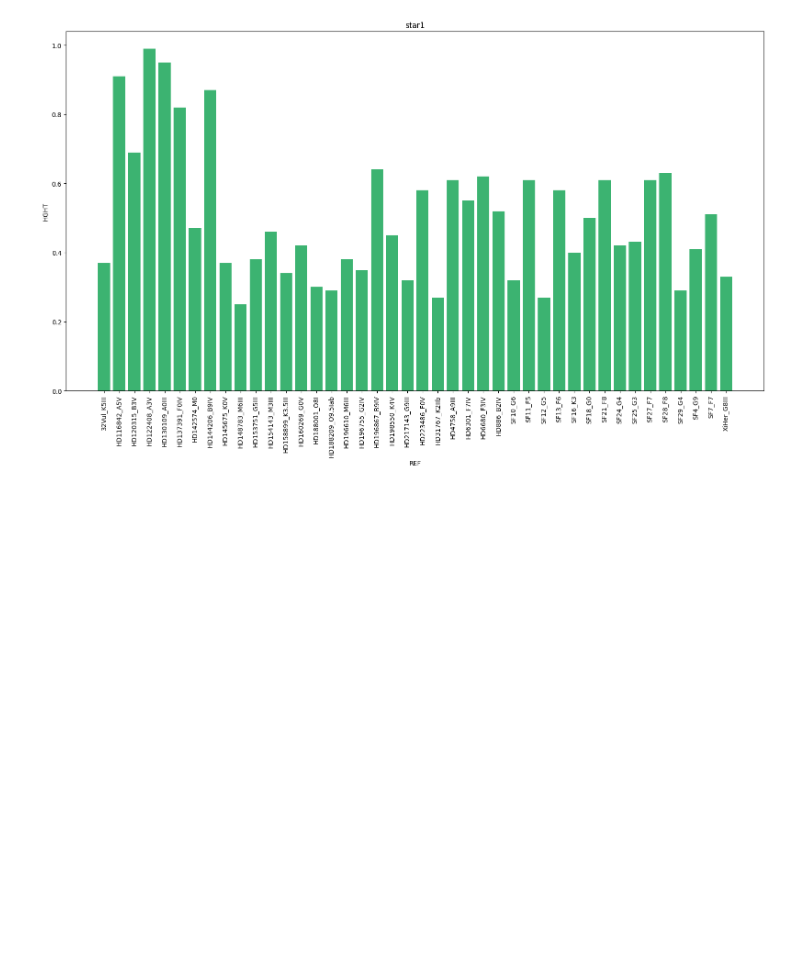
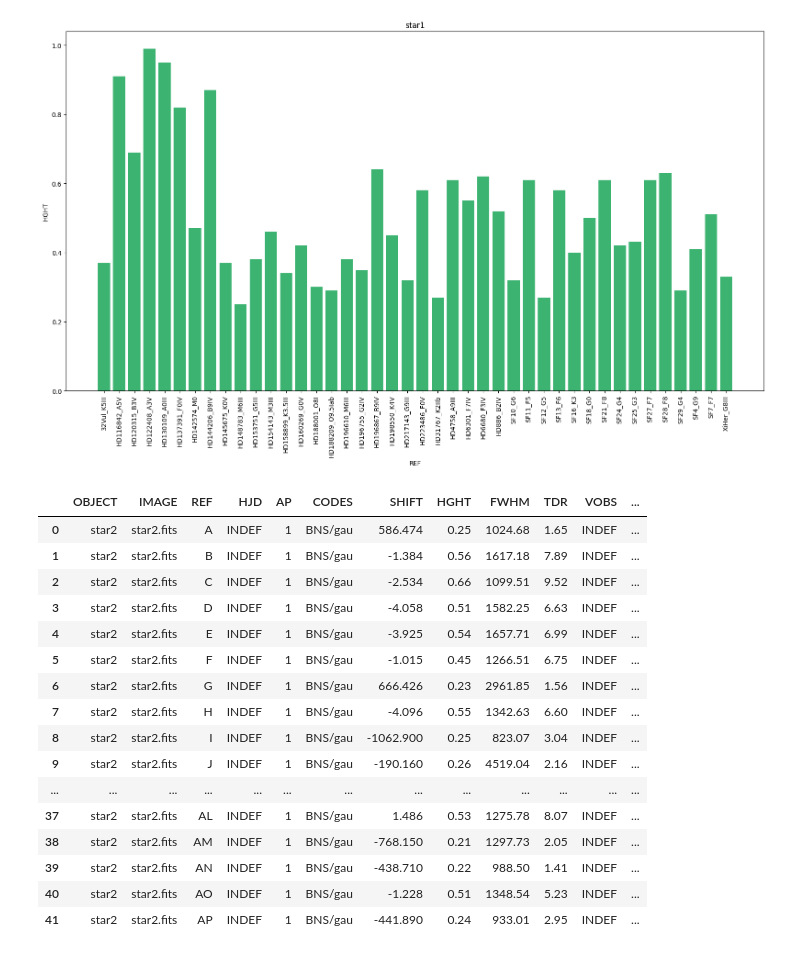
Before and after one commit to ASTR0MNSTR/univ_codes, a Jupyter notebook: 2024_2025/Spectroscopy/stars_05/stars_05.ipynb, the cells around one changed output. Drawn from its saved outputs; the diff is of its cells as text; code cells hidden in the pictures; blank space fills up the shorter version.

```diff
--- a/2024_2025/Spectroscopy/stars_05/stars_05.ipynb
+++ b/2024_2025/Spectroscopy/stars_05/stars_05.ipynb
@@ -71,3 +71,25 @@ plt.tight_layout()
 plt.show()
 # %% [output]
 [figure]
+# %%
+path_to_res = r"D:\progs\fuzzy-chainsaw\2024_2025\Spectroscopy\stars_05\DATA\cros_2.txt"
+res = pd.read_csv(path_to_res, sep="\s+", header=None, names=["OBJECT", "IMAGE", "REF", "HJD", "AP", "CODES", "SHIFT", "HGHT", "FWHM", "TDR", "VOBS", "VREL", "VHELIO", "VERR"])
+res
+# %% [output]
+|  | OBJECT | IMAGE | REF | HJD | AP | CODES | SHIFT | HGHT | FWHM | TDR | VOBS | ... |
+| 0 | star2 | star2.fits | A | INDEF | 1 | BNS/gau | 586.474 | 0.25 | 1024.68 | 1.65 | INDEF | ... |
+| 1 | star2 | star2.fits | B | INDEF | 1 | BNS/gau | -1.384 | 0.56 | 1617.18 | 7.89 | INDEF | ... |
+| 2 | star2 | star2.fits | C | INDEF | 1 | BNS/gau | -2.534 | 0.66 | 1099.51 | 9.52 | INDEF | ... |
+| 3 | star2 | star2.fits | D | INDEF | 1 | BNS/gau | -4.058 | 0.51 | 1582.25 | 6.63 | INDEF | ... |
+| 4 | star2 | star2.fits | E | INDEF | 1 | BNS/gau | -3.925 | 0.54 | 1657.71 | 6.99 | INDEF | ... |
+| 5 | star2 | star2.fits | F | INDEF | 1 | BNS/gau | -1.015 | 0.45 | 1266.51 | 6.75 | INDEF | ... |
+| 6 | star2 | star2.fits | G | INDEF | 1 | BNS/gau | 666.426 | 0.23 | 2961.85 | 1.56 | INDEF | ... |
+| 7 | star2 | star2.fits | H | INDEF | 1 | BNS/gau | -4.096 | 0.55 | 1342.63 | 6.60 | INDEF | ... |
+| 8 | star2 | star2.fits | I | INDEF | 1 | BNS/gau | -1062.900 | 0.25 | 823.07 | 3.04 | INDEF | ... |
+| 9 | star2 | star2.fits | J | INDEF | 1 | BNS/gau | -190.160 | 0.26 | 4519.04 | 2.16 | INDEF | ... |
+| ... | ... | ... | ... | ... | ... | ... | ... | ... | ... | ... | ... | ... |
+| 37 | star2 | star2.fits | AL | INDEF | 1 | BNS/gau | 1.486 | 0.53 | 1275.78 | 8.07 | INDEF | ... |
+| 38 | star2 | star2.fits | AM | INDEF | 1 | BNS/gau | -768.150 | 0.21 | 1297.73 | 2.05 | INDEF | ... |
+| 39 | star2 | star2.fits | AN | INDEF | 1 | BNS/gau | -438.710 | 0.22 | 988.50 | 1.41 | INDEF | ... |
+| 40 | star2 | star2.fits | AO | INDEF | 1 | BNS/gau | -1.228 | 0.51 | 1348.54 | 5.23 | INDEF | ... |
+| 41 | star2 | star2.fits | AP | INDEF | 1 | BNS/gau | -441.890 | 0.24 | 933.01 | 2.95 | INDEF | ... |
```
Also changed, not shown: parts of 5 cells of this notebook, 4 other files.
